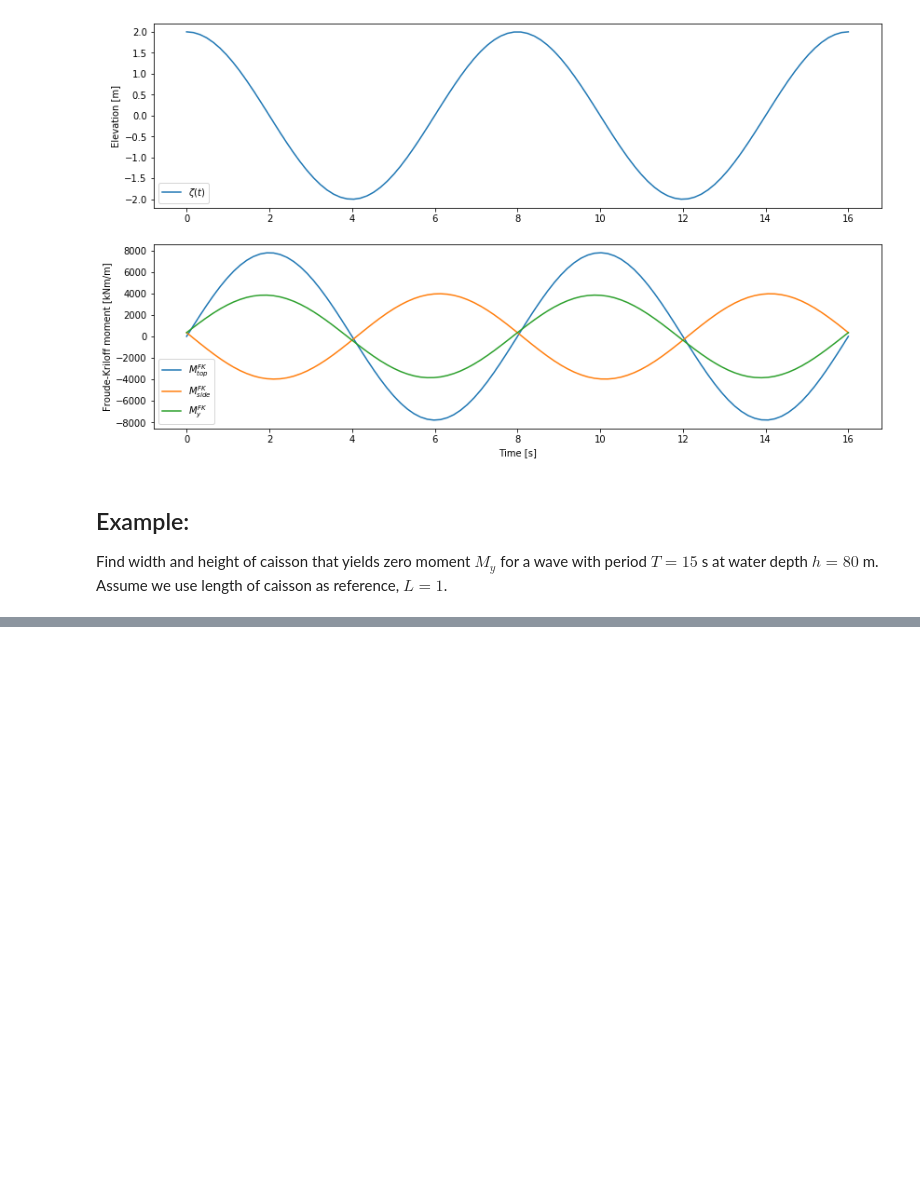
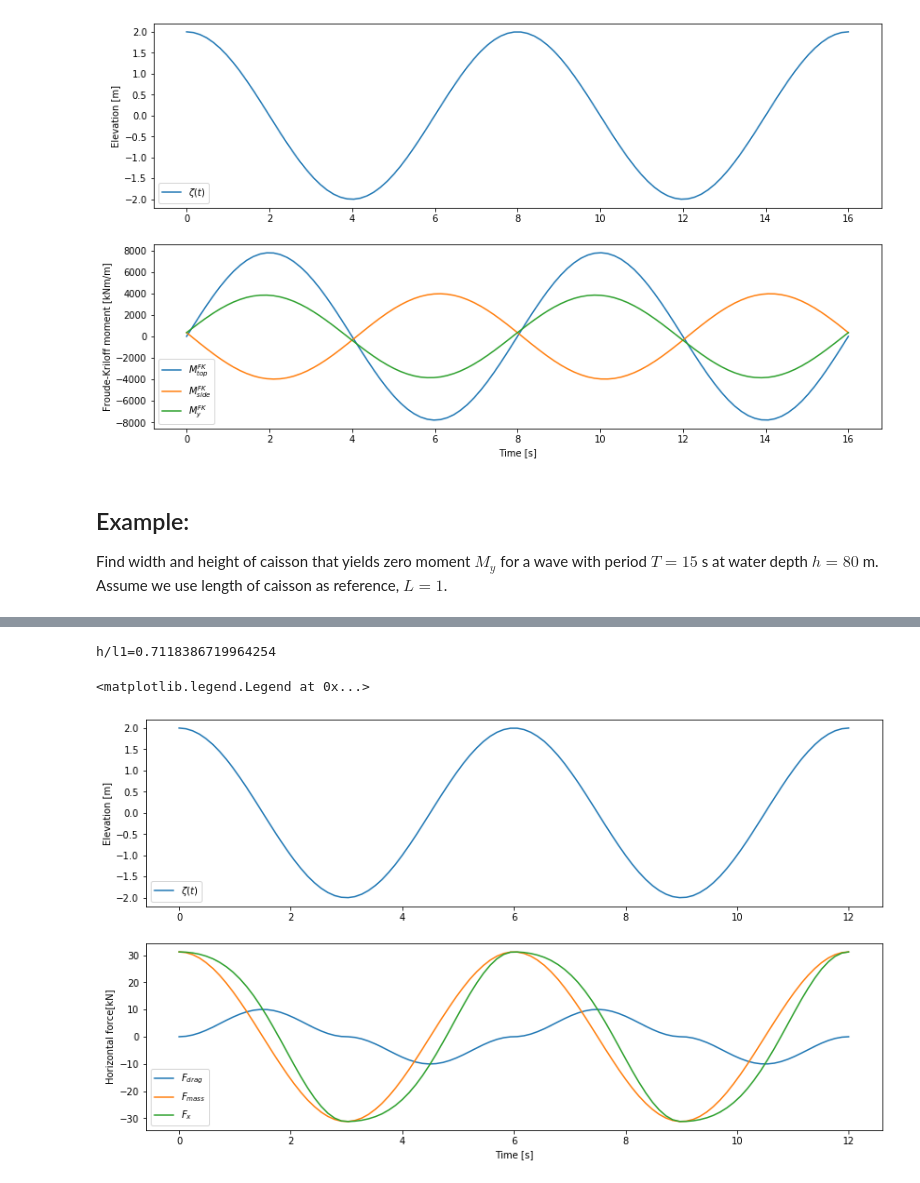
Before and after one commit to hydrodavid/tmr4247, a Jupyter notebook: Lecture_4.ipynb, the cells around one changed output, grey strips where cells are left out. Drawn from its saved outputs; the diff is of its cells as text; code cells hidden in the pictures; blank space fills up the shorter version.

```diff
--- a/Lecture_4.ipynb
+++ b/Lecture_4.ipynb
@@ -135,0 +144,61 @@ Find width and height of caisson that yields zero moment $M_y$ for a wave with p
+# %%
+# Consider a vertical, bottom mounted circular cylinder that is piercing the free surface and assume deep water waves.
+
+D = 1.0 # [m] cylinder diameter
+h = 40. # [m] water depth (cylinder height)
+
+T = 6. # [s] wave period (deep water wave)
+A = 2.0 # [m] wave height
+
+Cd = 1.0 # [-] Drag coefficient
+Cm = 2.0 # [-] Mass coefficient
+
+rho = 1025.0 # [kg/m^3] water density
+
+# Linear regular wave:
+wave1 = wl.airywave(T, A, h)
+
+l1 = wave1.wavelen
+omg = 2*np.pi/T
+
+# Check that deep water assumption is valid
+print("h/l1={}".format(h/l1))
+assert (h/l1 > 0.5), "Deep water assumption failed."
+
+
+# Time array
+tvec = np.linspace(0,2*T,100)
+
+# Drag force component integrated over depth:
+F_drag = lambda t: 0.5*rho*Cd*D*omg**2*A**2/(2*wave1.k)*(1.0-np.exp(-2*wave1.k*h))*np.sin(omg*t)*np.abs(np.sin(omg*t))
+
+# Mass force component integrated over depth:
+F_mass = lambda t: rho*np.pi*D**2/4.*Cm*omg**2/wave1.k*A*(1.0-np.exp(-wave1.k*h))*np.cos(omg*t)
+
+# Total force on cylinder:
+Fx = lambda t: F_drag(t) + F_mass(t)
+
+
+
+# Plot results
+gs = gridspec.GridSpec(nrows=2, ncols=1)
+fig3 = plt.figure(figsize=(14,8))
+
+# Plot surface elevation:
+ax31 = fig3.add_subplot(gs[0,0])
+ax31.plot(tvec, wave1.getSurfaceElevation(0, tvec), label='$\zeta(t)$')
+ax31.set_ylabel('Elevation [m]')
+ax31.legend()
+
+# Plot Froude-Kriloff moment:
+ax32 = fig3.add_subplot(gs[1,0])
+ax32.plot(tvec, F_drag(tvec)*10**(-3), label=r'$F_{drag}$')
+ax32.plot(tvec, F_mass(tvec)*10**(-3), label=r'$F_{mass}$')
+ax32.plot(tvec, Fx(tvec)*10**(-3), label=r'$F_{x}$')
+ax32.set_ylabel('Horizontal force[kN]')
+ax32.set_xlabel('Time [s]')
+ax32.legend()
+# %% [output]
+h/l1=0.7118386719964254
+<matplotlib.legend.Legend at 0x...>
+[figure, added]
```
Also changed, not shown: parts of 1 cell of this notebook.
